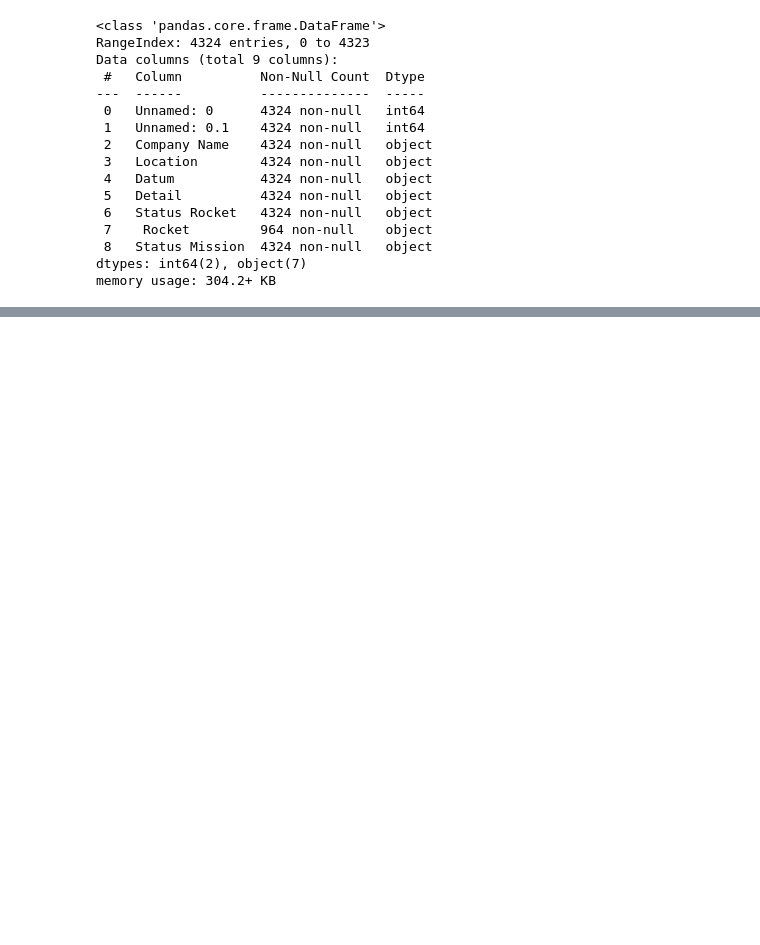
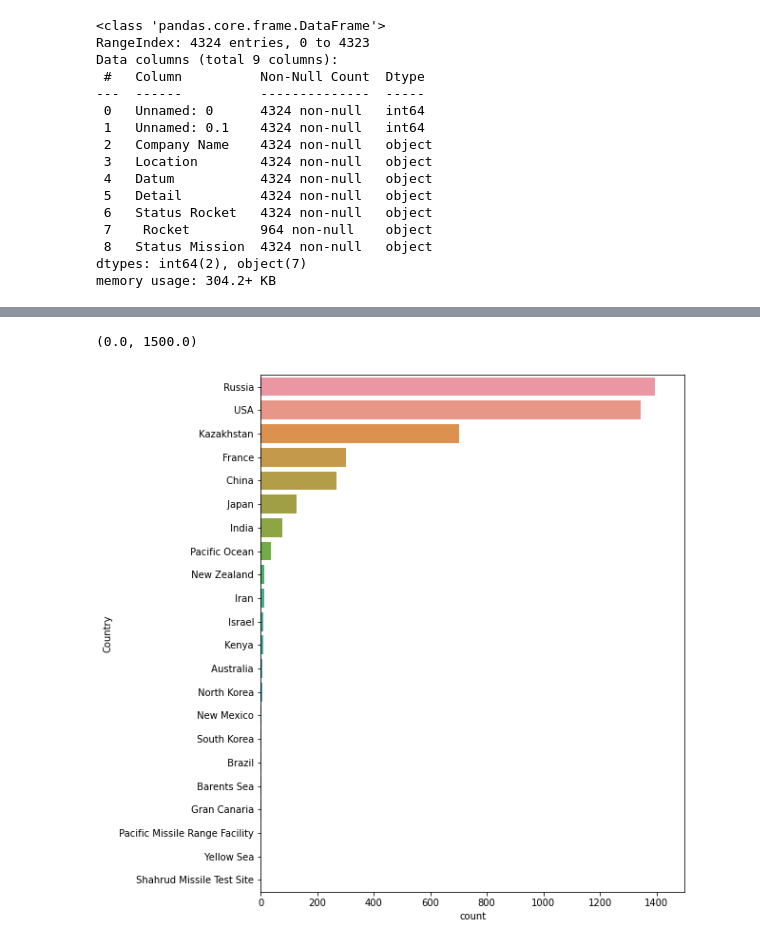
Before and after one commit to mahendragundeti/Mahe-007, a Jupyter notebook: Space_Exploration_Analysis.ipynb, the cells around one changed output, grey strips where cells are left out. Cells and saved outputs as stored; diff of their text form; code cells hidden in the pictures; blank space fills up the shorter version.

```diff
--- a/Space_Exploration_Analysis.ipynb
+++ b/Space_Exploration_Analysis.ipynb
@@ -113,0 +126,7 @@ df.head()
+# %%
+plt.figure(figsize=(8,10))
+sns.countplot(y="Country",data=df,order=df["Country"].value_counts().index)
+plt.xlim(0,1500)
+# %% [output]
+(0.0, 1500.0)
+[figure, added]
```
Also changed, not shown: parts of 10 cells of this notebook.
